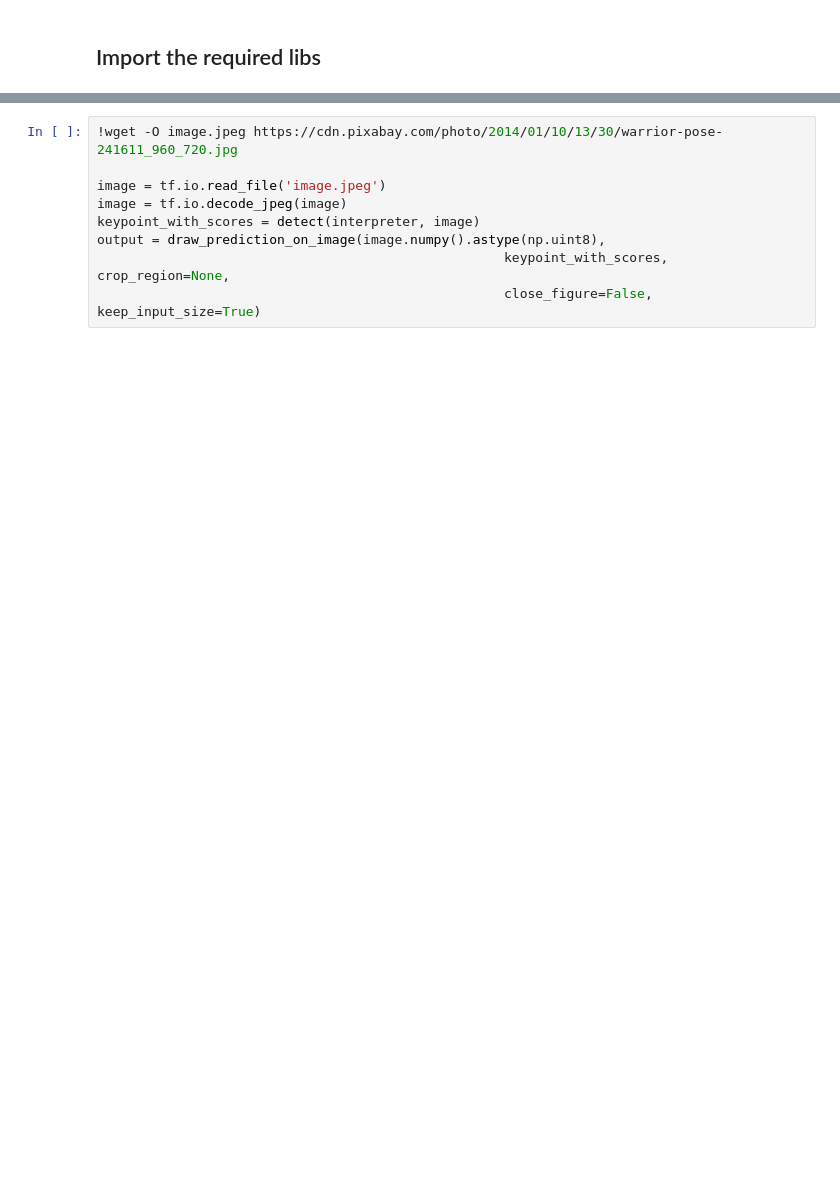
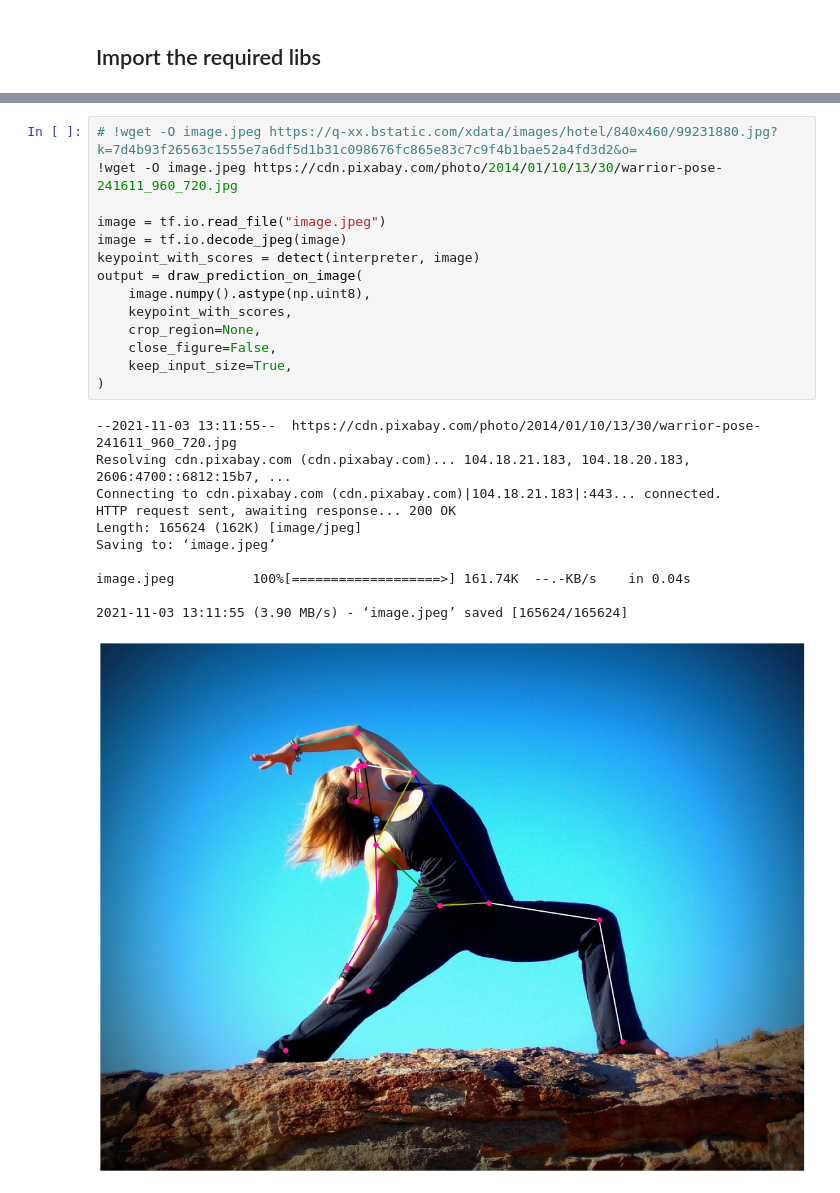
Before and after one commit to hDn24/DATN-Pose-Detection, a Jupyter notebook: trainning/pose_detection_estimation.ipynb, the cells around one changed output, grey strips where cells are left out. Saved outputs shown, nothing was run; the diff lists cells and outputs as text; blank space fills up the shorter version.

```diff
--- a/trainning/pose_detection_estimation.ipynb
+++ b/trainning/pose_detection_estimation.ipynb
@@ -261,9 +281,26 @@ def detect(interpreter, input_tensor, inference_count=3):
 # %%
+# !wget -O image.jpeg https://q-xx.bstatic.com/xdata/images/hotel/840x460/99231880.jpg?k=7d4b93f26563c1555e7a6df5d1b31c098676fc865e83c7c9f4b1bae52a4fd3d2&o=
 !wget -O image.jpeg https://cdn.pixabay.com/photo/2014/01/10/13/30/warrior-pose-241611_960_720.jpg
 
-image = tf.io.read_file('image.jpeg')
+image = tf.io.read_file("image.jpeg")
 image = tf.io.decode_jpeg(image)
 keypoint_with_scores = detect(interpreter, image)
-output = draw_prediction_on_image(image.numpy().astype(np.uint8),
-                                                    keypoint_with_scores, crop_region=None,
-                                                    close_figure=False, keep_input_size=True)
+output = draw_prediction_on_image(
+    image.numpy().astype(np.uint8),
+    keypoint_with_scores,
+    crop_region=None,
+    close_figure=False,
+    keep_input_size=True,
+)
+# %% [output]
+--2021-11-03 13:11:55--  https://cdn.pixabay.com/photo/2014/01/10/13/30/warrior-pose-241611_960_720.jpg
+Resolving cdn.pixabay.com (cdn.pixabay.com)... 104.18.21.183, 104.18.20.183, 2606:4700::6812:15b7, ...
+Connecting to cdn.pixabay.com (cdn.pixabay.com)|104.18.21.183|:443... connected.
+HTTP request sent, awaiting response... 200 OK
+Length: 165624 (162K) [image/jpeg]
+Saving to: ‘image.jpeg’
+
+image.jpeg          100%[===================>] 161.74K  --.-KB/s    in 0.04s
+
+2021-11-03 13:11:55 (3.90 MB/s) - ‘image.jpeg’ saved [165624/165624]
+[figure, added]
```
Also changed, not shown: parts of 6 cells of this notebook.
